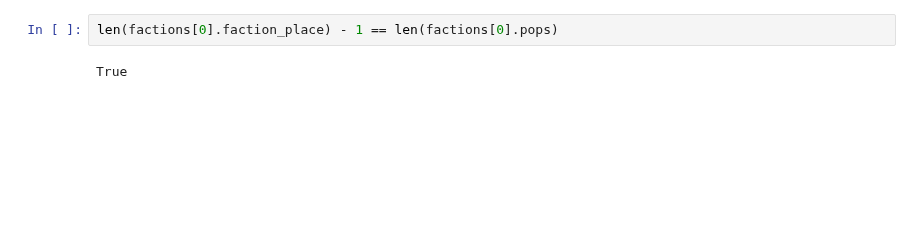
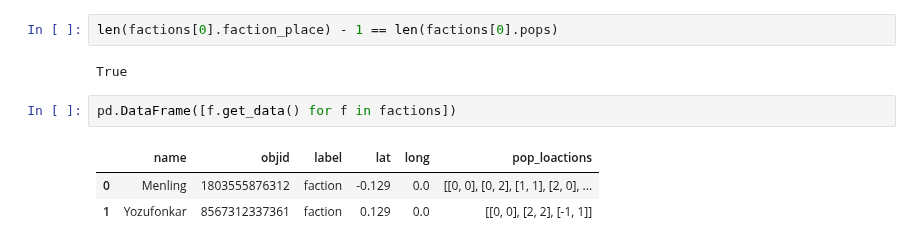
Before and after one commit to BillmanH/exoplanets, a Jupyter notebook: notebooks/planets/Genesis.ipynb, the cells around one changed output. Drawn from its saved outputs; the diff is of its cells as text; blank space fills up the shorter version.

Commit message:
n_factions>1

```diff
--- a/notebooks/planets/Genesis.ipynb
+++ b/notebooks/planets/Genesis.ipynb
@@ -508,3 +508,9 @@ factions[0].pops
 len(factions[0].faction_place) - 1 == len(factions[0].pops)
 # %% [output]
 True
+# %%
+pd.DataFrame([f.get_data() for f in factions])
+# %% [output]
+|  | name | objid | label | lat | long | pop_loactions |
+| 0 | Menling | 1803555876312 | faction | -0.129 | 0.0 | [[0, 0], [0, 2], [1, 1], [2, 0], ... |
+| 1 | Yozufonkar | 8567312337361 | faction | 0.129 | 0.0 | [[0, 0], [2, 2], [-1, 1]] |
```
Also changed, not shown: parts of 32 cells of this notebook, 1 other file.
